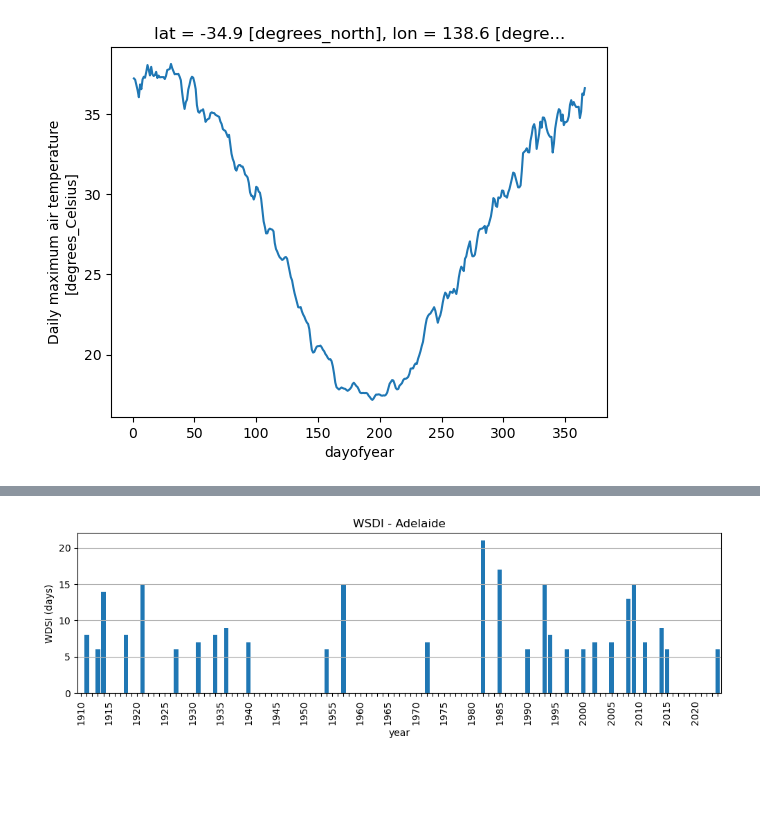
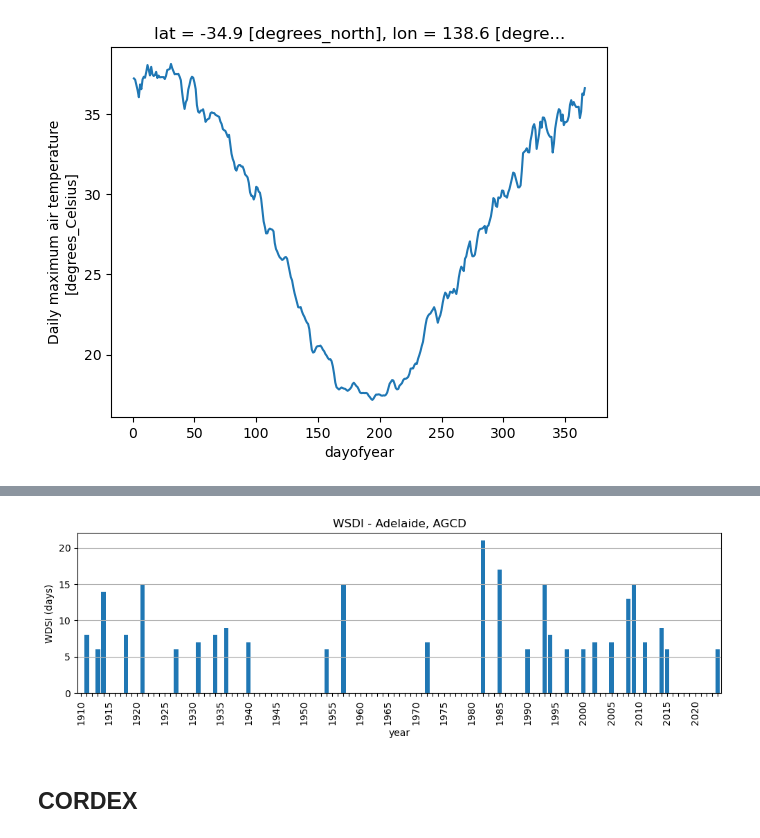
Before and after one commit to DamienIrving/treasury, a Jupyter notebook: wsdi.ipynb, the cells around one changed output, grey strips where cells are left out. Cells and saved outputs as stored; diff of their text form; code cells hidden in the pictures; blank space fills up the shorter version.

Commit message:
Add CORDEX

```diff
--- a/wsdi.ipynb
+++ b/wsdi.ipynb
@@ -58,12 +58,14 @@ wsdi_series.index = wsdi_series.index.year
 # %%
 ax = wsdi_series.plot.bar(figsize=[12, 3], width=0.8)
 ax.set_ylabel('WDSI (days)')
 ax.set_xlabel('year')
-ax.set_title('WSDI - Adelaide')
+ax.set_title('WSDI - Adelaide, AGCD')
 plt.grid(axis='y')
 for i, t in enumerate(ax.get_xticklabels()):
     if (i % 5) != 0:
         t.set_visible(False)
 plt.show()
 # %% [output]
-[figure, old version]
+[figure, new version]
+# %% [markdown]
+## CORDEX
```
Also changed, not shown: parts of 9 cells of this notebook.
